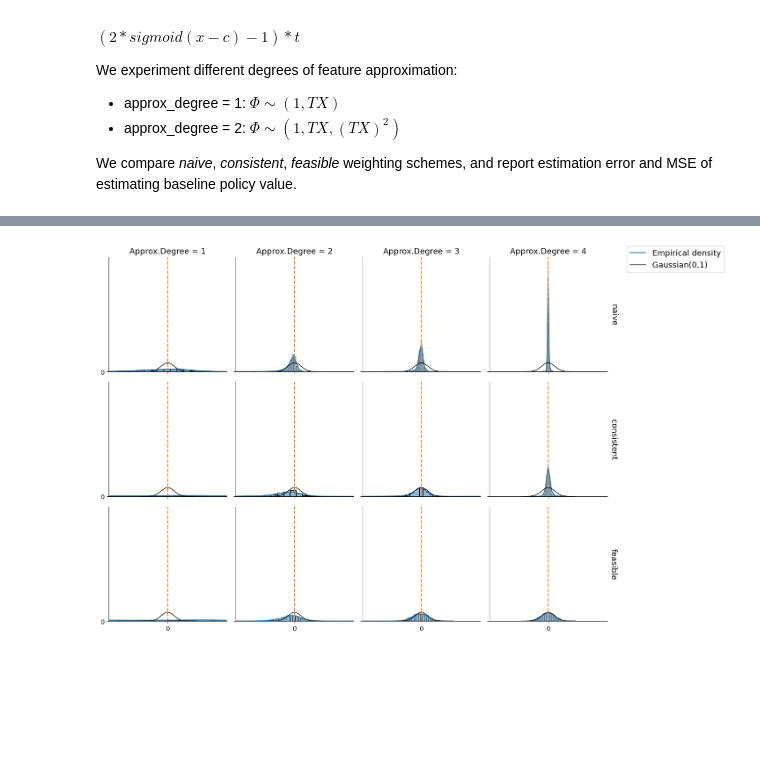
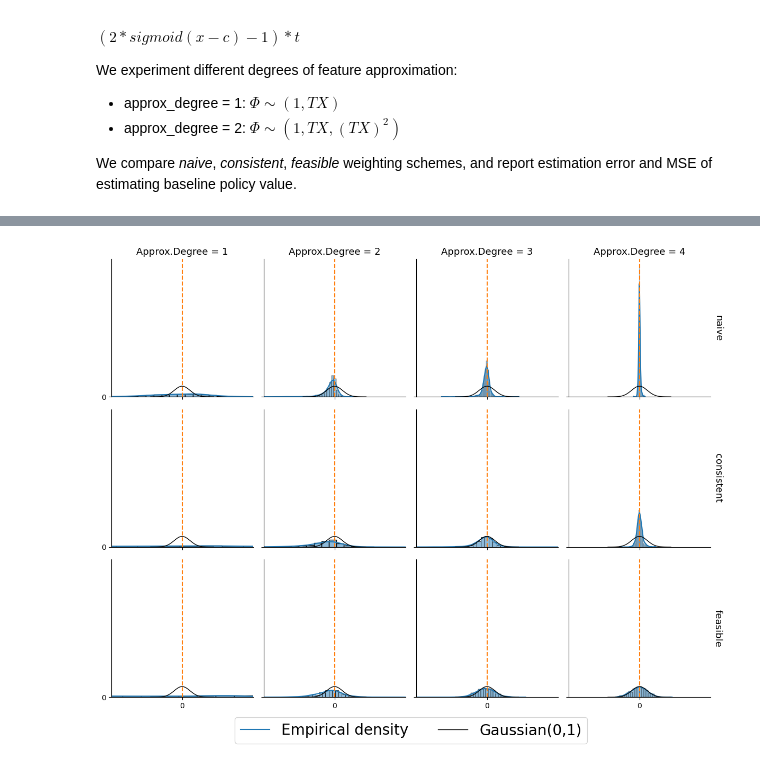
Before and after one commit to RuohanZhan/rl_inference, a Jupyter notebook: plots_GMM.ipynb, the cells around one changed output, grey strips where cells are left out. Drawn from its saved outputs; the diff is of its cells as text; code cells hidden in the pictures; blank space fills up the shorter version.

```diff
--- a/plots_GMM.ipynb
+++ b/plots_GMM.ipynb
@@ -169,6 +184,6 @@ def plot_hist(df, stat, batch=None):
     g.fig.tight_layout()
 # %%
-name_dict = {0:r'$\theta_0$', 1:r'$\theta_{1,1}$', 2:r'$\theta_{1,2}$', 3:r'$\theta_{2,1}$', 4:r'$\theta_{2,2}$'}
+name_dict = {0:r'$\theta^*_0$', 1:r'$\theta^*_{1,1}$', 2:r'$\theta^*_{1,2}$', 3:r'$\theta^*_{2,1}$', 4:r'$\theta^*_{2,2}$'}
 df_params['params_name'] = [name_dict[i] for i in df_params.params]
 # %%
 plot_hist(df_params, 'tstat_param')
@@ -181,19 +196,19 @@ stats = ['cov_param', 'std', 'mse', 'error']
 estimators = [np.mean, lambda x:4*np.mean(x), np.mean, np.mean]
 names = [f'{int(100*confidence)}% Coverage', 'CI Len.', 'MSE', 'Bias']
 baselines = [confidence, None, None, 0]
-x_ticklabels = [r'$\theta_0$', r'$\theta_{1,1}$', r'$\theta_{1,2}$', r'$\theta_{2,1}$', r'$\theta_{2,2}$']
+x_ticklabels = [r'$\theta^*_0$', r'$\theta^*_{1,1}$', r'$\theta^*_{1,2}$', r'$\theta^*_{2,1}$', r'$\theta^*_{2,2}$']
 for ax, stat, estimator, name, b in zip(axes, stats, estimators, names, baselines):
     sns.pointplot(data=df_params.query("batch==50"), x='params', y=stat,
                   hue='weights', ax=ax, estimator=estimator, markers=["v", "*", "s", "x"], linestyle='', markersize=10)
-    ax.set_title(name, fontsize=20)
-    ax.set_ylabel("", fontsize=20)
-    ax.set_xlabel('', fontsize=20)
+    ax.set_title(name, fontsize=25)
+    ax.set_ylabel("")
+    ax.set_xlabel("")
     ax.set_xticks(ax.get_xticks())
     ax.set_xticklabels(x_ticklabels, fontsize=20)
     ax.tick_params(axis='y', labelsize=20)
     ax.yaxis.set_major_locator(MaxNLocator(nbins=4))
     if name == "Bias":
-        ax.legend(bbox_to_anchor= (1.5, 1.0), fontsize=20)
+        ax.legend(bbox_to_anchor= (-1.5, -0.3), loc="lower center", ncols=4, fontsize=25)
     else:
         ax.legend("")
     if b is not None:
@@ -294,7 +325,10 @@ for ax, stat, estimator, name, b in zip(axes, stats, estimators, names, baseline
     ax.tick_params(axis='y', labelsize=18)
     ax.tick_params(axis='x', labelsize=18)
     ax.yaxis.set_major_locator(MaxNLocator(nbins=4))
-    ax.legend(title="")
+    if name == "Bias":
+        ax.legend(bbox_to_anchor= (-1.5, -0.35), loc="lower center", ncols=4, fontsize=25)
+    else:
+        ax.legend("")
     if b is not None:
         ax.axhline(b, ls='--', c='k')
 plt.savefig('./plots/misspec_last_all_gmm.pdf', bbox_inches='tight')
@@ -311,31 +345,32 @@ plt.savefig('./plots/misspec_ci_gmm.pdf', bbox_inches='tight')
 # %%
 df = df_params_misspec.query("batch==50")
 g = sns.FacetGrid(row="weights",
                   sharex=True,
                   sharey=True,
                   col='approx_degree',
                   #ylim=(0, .8),
                   xlim=(-9, 9),
                   #margin_titles=True,
                   data=df,
                   margin_titles=True)
 g = g.map(sns.histplot, 'tstat_param', kde=True, stat="density")
 xs = np.linspace(-4, 4)
 means = [df.query("weights=='naive'")['tstat_param'].mean()]
 for ax in  g.axes.flatten():
     ax.plot(xs, norm.pdf(xs),label='N(0,1)', **{"color":"black", "linestyle":"-", "linewidth":1})
     ax.set(xlabel="")
     ax.set(ylabel="")
     ax.axvline(x=0, color="tab:orange", ls="--")
     ax.set_xticks([0])
     ax.set_yticks([0])
 handles, labels = g._legend_data.values(), g._legend_data.keys()
-g.fig.legend(labels=['Empirical density', 'Gaussian(0,1)'],  bbox_to_anchor= (1.2, 1.0), fontsize=13)
+g.fig.legend(labels=['Empirical density', 'Gaussian(0,1)'],  loc="lower center", ncol=2,
+                 bbox_to_anchor=(0.5, -0.07),  fontsize=20)
 g.fig.tight_layout()
 g.set_titles(col_template='Approx.Degree = {col_name}', row_template='{row_name}', size=13)
 plt.savefig('./plots/misspec_hist_gmm.pdf', bbox_inches='tight')
 # %% [output]
-[figure, old version]
+[figure, new version]
 # %%
 plot_misspec(df_params_misspec, 'mse', yname='MSE',col_wrap=4)
 plt.savefig('./plots/misspec_mse_gmm.pdf', bbox_inches='tight')
```
Also changed, not shown: parts of 12 cells of this notebook, 12 other files.
